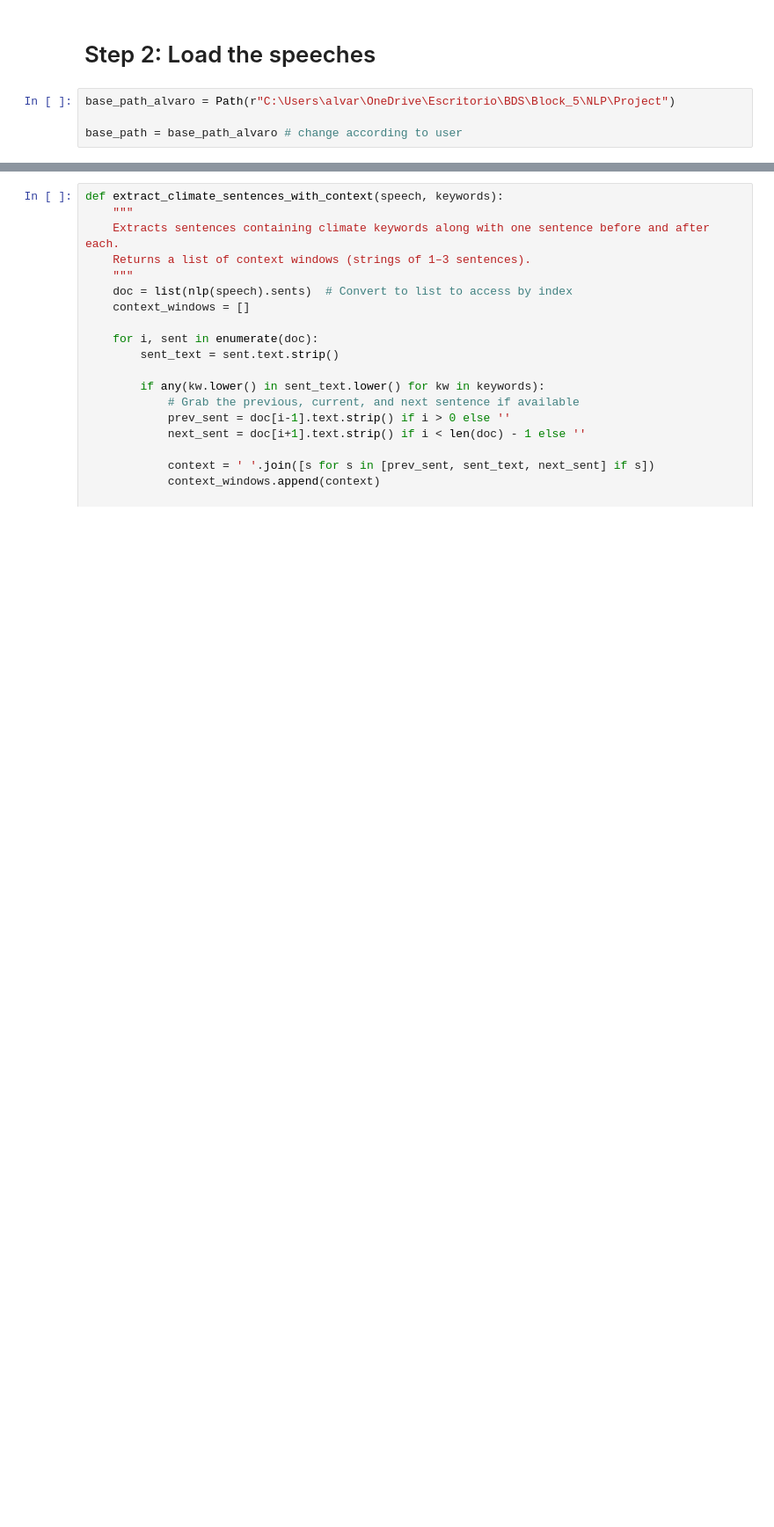
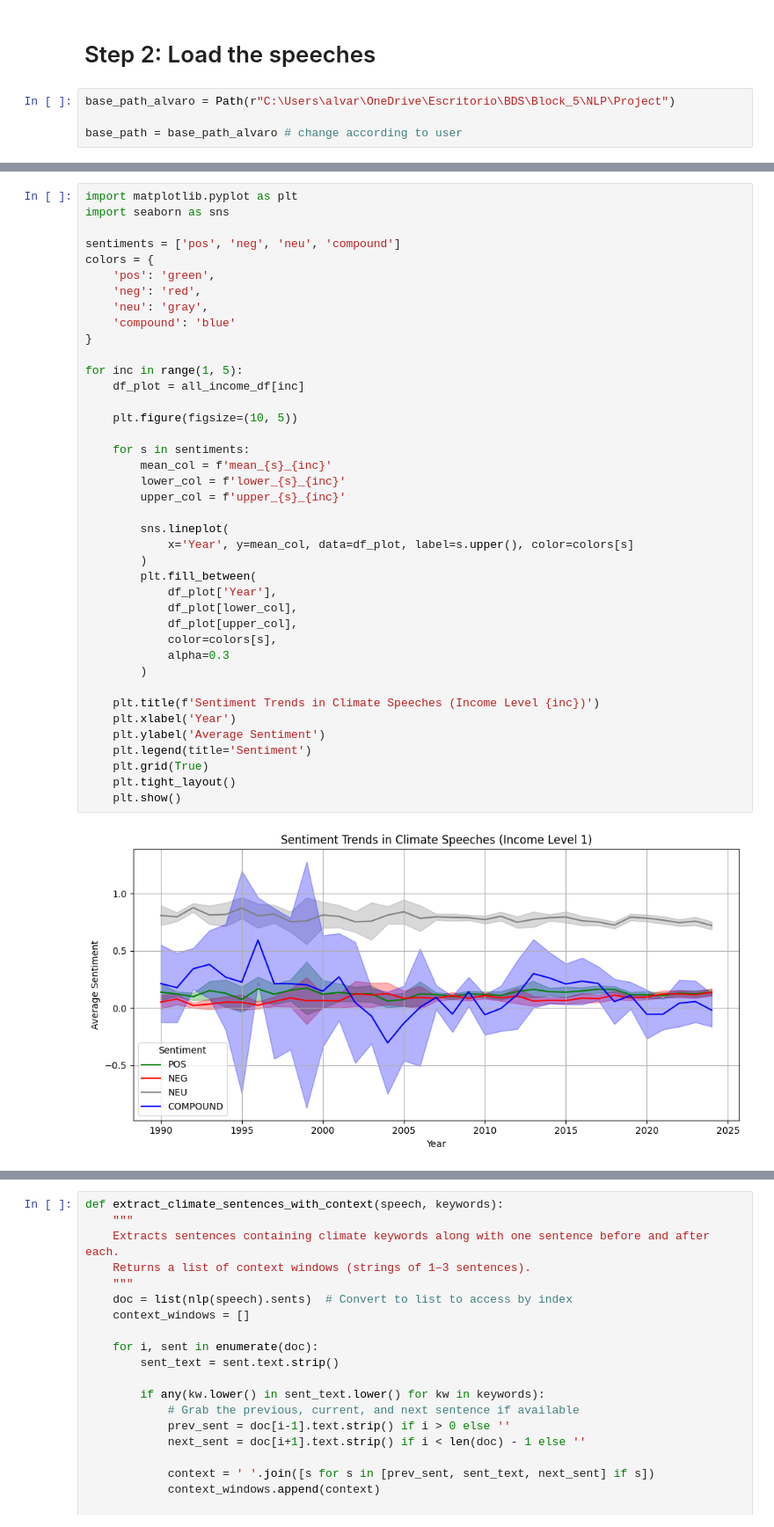
Before and after one commit to AlvaroMillanRuiz/NLP_BDS, a Jupyter notebook: 6. Preprocessing sentiment analysis and embeddings.ipynb, the cells around one changed output, grey strips where cells are left out. Shown at 88% size. Saved outputs shown, nothing was run; the diff lists cells and outputs as text; blank space fills up the shorter version.

```diff
--- a/6. Preprocessing sentiment analysis and embeddings.ipynb
+++ b/6. Preprocessing sentiment analysis and embeddings.ipynb
@@ -307,0 +428,42 @@ See the caveats in the documentation: https://pandas.pydata.org/pandas-docs/stab
+# %%
+import matplotlib.pyplot as plt
+import seaborn as sns
+
+sentiments = ['pos', 'neg', 'neu', 'compound']
+colors = {
+    'pos': 'green',
+    'neg': 'red',
+    'neu': 'gray',
+    'compound': 'blue'
+}
+
+for inc in range(1, 5):
+    df_plot = all_income_df[inc]
+
+    plt.figure(figsize=(10, 5))
+
+    for s in sentiments:
+        mean_col = f'mean_{s}_{inc}'
+        lower_col = f'lower_{s}_{inc}'
+        upper_col = f'upper_{s}_{inc}'
+
+        sns.lineplot(
+            x='Year', y=mean_col, data=df_plot, label=s.upper(), color=colors[s]
+        )
+        plt.fill_between(
+            df_plot['Year'],
+            df_plot[lower_col],
+            df_plot[upper_col],
+            color=colors[s],
+            alpha=0.3
+        )
+
+    plt.title(f'Sentiment Trends in Climate Speeches (Income Level {inc})')
+    plt.xlabel('Year')
+    plt.ylabel('Average Sentiment')
+    plt.legend(title='Sentiment')
+    plt.grid(True)
+    plt.tight_layout()
+    plt.show()
+# %% [output]
+[figure, added]
```
Also changed, not shown: parts of 37 cells of this notebook, 24 other files.
